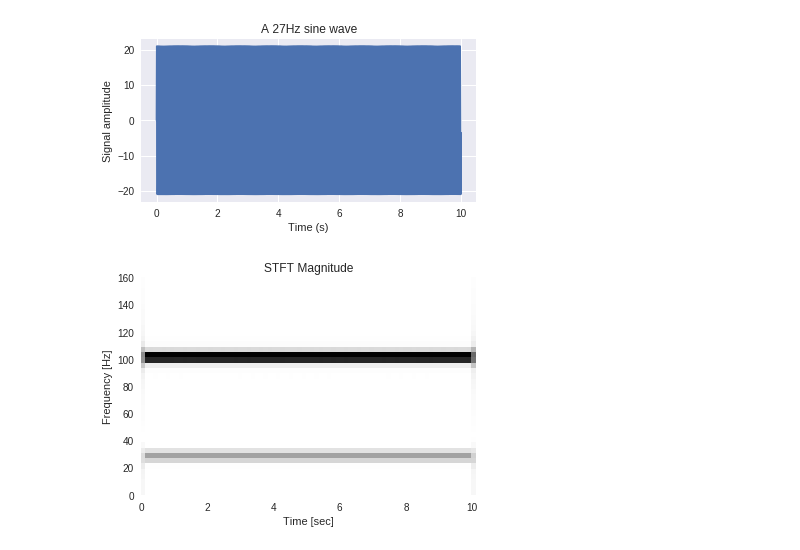
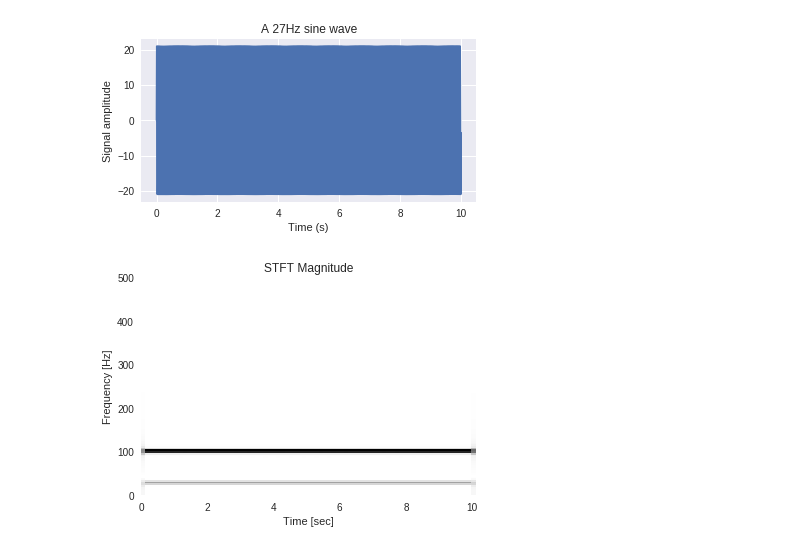
Before and after one commit to tbnsilveira/STFT_analysis, a Jupyter notebook: STFT_sinusoidal_signal.ipynb, the cells around one changed output. Drawn from its saved outputs; the diff is of its cells as text; code cells hidden in the pictures.

```diff
--- a/STFT_sinusoidal_signal.ipynb
+++ b/STFT_sinusoidal_signal.ipynb
@@ -27,22 +29,22 @@ $y(t) = sin(2\pi ft)$, where $f$ is the frequency in Hertz of the signal $y(t)$
 # %%
 ## Defining some useful functions
-def genSignal(freq, amp, timeSerie):
-    '''Returns the time serie for a sinusoidal signal, where:
+def genSignal(freq, amp, timeSeries):
+    '''Returns the time series for a sinusoidal signal, where:
         freq = frequency in Hertz (integer);
         amp = signal amplitude (float);
-        timeSerie = the linear time serie accordingly to the sample rate.'''
-    signal = amp*np.sin(freq*2*np.pi*timeSerie)
+        timeSeries = the linear time series accordingly to the sample rate.'''
+    signal = amp*np.sin(freq*2*np.pi*timeSeries)
     return signal
 
-def plotSignal(signal, timeSerie, freq, figsize=(6,3)):
+def plotSignal(signal, timeSeries, freq, figsize=(6,3)):
     '''Besides designed to plot a sinus wave, can plot any time domain signal, where:
         signal = numpy array for the signal (it also works for Pandas.Series);
-        timeSerie = the linear time serie x-axis accordingly to the sample rate;
+        timeSeries = the linear time series x-axis accordingly to the sample rate;
         freq = the frequency in Hertz, which appears only on the plot title;
         figsize = the plot size, set as (6,3) by default.'''
     #The line above can be adjusted for more than one signal plot.
     fig, axes = plt.subplots(1,1, figsize=figsize)
-    plt.plot(timeSerie, signal)
+    plt.plot(timeSeries, signal)
     #Adjust the ylim to go 10% above and below from the signal amplitudes
     axes.set_ylim(signal.min()+signal.min()*0.1, signal.max()+signal.max()*0.1)
     axes.grid(True)
@@ -51,13 +53,13 @@ def plotSignal(signal, timeSerie, freq, figsize=(6,3)):
     axes.set_title('A {0}Hz sine wave'.format(freq))
     return
 
-def sineWave(freq, amp, timeSerie):
+def sineWave(freq, amp, timeSeries):
     '''Generates and plots a sine wave using genSignal() and plotSignal().
         freq = frequency in Hertz (int);
         amp = signal amplitude (float);
-        timeSerie = a linear time serie accordingly to the sample rate.'''
-    signal = genSignal(freq, amp, timeSerie)
-    plotSignal(signal, timeSerie, freq)
+        timeSeries = a linear time series accordingly to the sample rate.'''
+    signal = genSignal(freq, amp, timeSeries)
+    plotSignal(signal, timeSeries, freq)
     return signal
 # %%
 ## Generating a sine wave of 1Hz and amplitude of 2:
@@ -80,12 +82,12 @@ sinal = sineWave(100, 50, time) + sineWave(27, 21, time)
 # %%
 ## Calculating the STFT spectrogram
 ## Reference: https://docs.scipy.org/doc/scipy/reference/generated/scipy.signal.stft.html
 f, t, Zxx = signal.stft(sinal, fs)
 plt.pcolormesh(t, f, np.abs(Zxx))
 plt.title('STFT Magnitude')
-plt.ylim(0,160)
+#plt.ylim(0,160)
 plt.ylabel('Frequency [Hz]')
 plt.xlabel('Time [sec]')
 plt.show()
 # %% [output]
-[figure, old version]
+[figure, new version]
```
Also changed, not shown: parts of 2 cells of this notebook.
